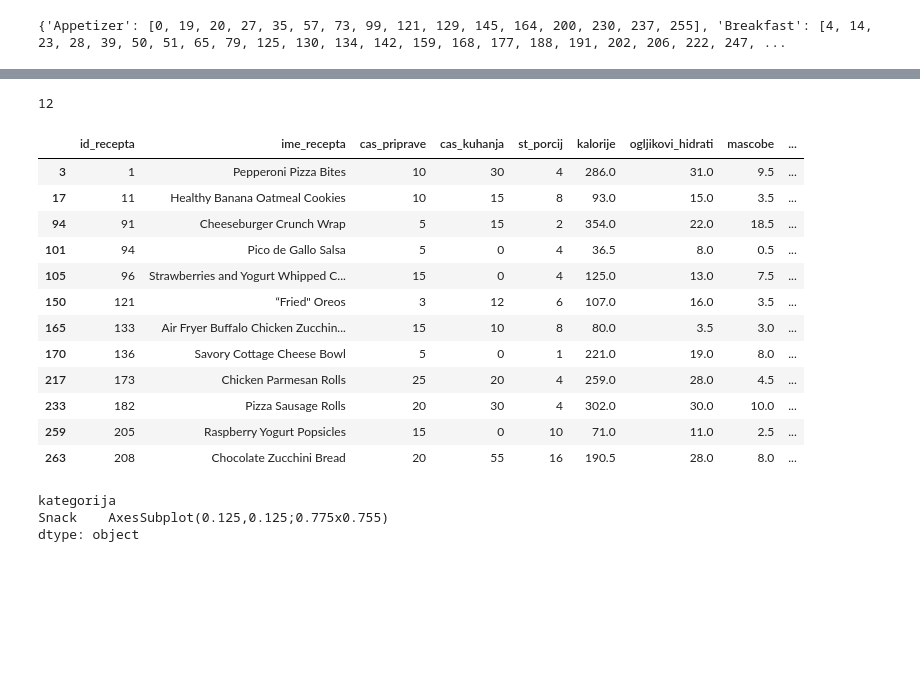
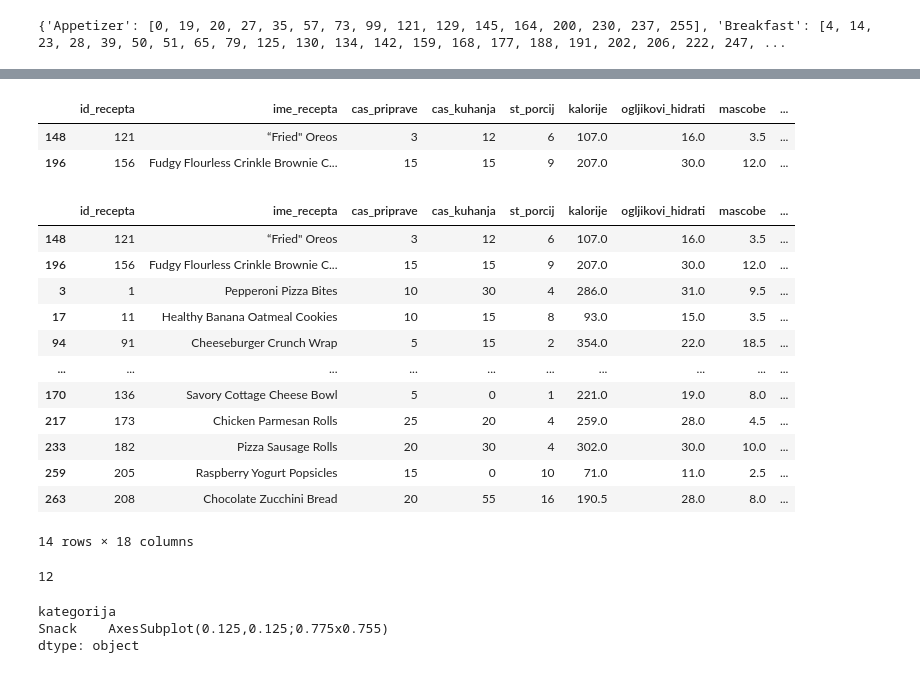
Before and after one commit to AljaZaletelj/Analiza-receptov, a Jupyter notebook: analiza_receptov.ipynb, the cells around one changed output, grey strips where cells are left out. Drawn from its saved outputs; the diff is of its cells as text; code cells hidden in the pictures; blank space fills up the shorter version.

```diff
--- a/analiza_receptov.ipynb
+++ b/analiza_receptov.ipynb
@@ -174,23 +286,31 @@ snacks = recepti_po_kategorijah.get_group("Snack")
+# %%
+piskoti = recepti_po_kategorijah.get_group("cookies")
+piskoti
+# %% [output]
+|  | id_recepta | ime_recepta | cas_priprave | cas_kuhanja | st_porcij | kalorije | ogljikovi_hidrati | mascobe | ... |
+| 148 | 121 | “Fried" Oreos | 3 | 12 | 6 | 107.0 | 16.0 | 3.5 | ... |
+| 196 | 156 | Fudgy Flourless Crinkle Brownie C... | 15 | 15 | 9 | 207.0 | 30.0 | 12.0 | ... |
+# %%
+x = pd.concat([piskoti, snacks])
+x
+# %% [output]
+|  | id_recepta | ime_recepta | cas_priprave | cas_kuhanja | st_porcij | kalorije | ogljikovi_hidrati | mascobe | ... |
+| 148 | 121 | “Fried" Oreos | 3 | 12 | 6 | 107.0 | 16.0 | 3.5 | ... |
+| 196 | 156 | Fudgy Flourless Crinkle Brownie C... | 15 | 15 | 9 | 207.0 | 30.0 | 12.0 | ... |
+| 3 | 1 | Pepperoni Pizza Bites | 10 | 30 | 4 | 286.0 | 31.0 | 9.5 | ... |
+| 17 | 11 | Healthy Banana Oatmeal Cookies | 10 | 15 | 8 | 93.0 | 15.0 | 3.5 | ... |
+| 94 | 91 | Cheeseburger Crunch Wrap | 5 | 15 | 2 | 354.0 | 22.0 | 18.5 | ... |
+| ... | ... | ... | ... | ... | ... | ... | ... | ... | ... |
+| 170 | 136 | Savory Cottage Cheese Bowl | 5 | 0 | 1 | 221.0 | 19.0 | 8.0 | ... |
+| 217 | 173 | Chicken Parmesan Rolls | 25 | 20 | 4 | 259.0 | 28.0 | 4.5 | ... |
+| 233 | 182 | Pizza Sausage Rolls | 20 | 30 | 4 | 302.0 | 30.0 | 10.0 | ... |
+| 259 | 205 | Raspberry Yogurt Popsicles | 15 | 0 | 10 | 71.0 | 11.0 | 2.5 | ... |
+| 263 | 208 | Chocolate Zucchini Bread | 20 | 55 | 16 | 190.5 | 28.0 | 8.0 | ... |
+14 rows × 18 columns
 # %%
 len(snacks)
 # %% [output]
 12
-# %%
-snacks
-# %% [output]
-|  | id_recepta | ime_recepta | cas_priprave | cas_kuhanja | st_porcij | kalorije | ogljikovi_hidrati | mascobe | ... |
-| 3 | 1 | Pepperoni Pizza Bites | 10 | 30 | 4 | 286.0 | 31.0 | 9.5 | ... |
-| 17 | 11 | Healthy Banana Oatmeal Cookies | 10 | 15 | 8 | 93.0 | 15.0 | 3.5 | ... |
-| 94 | 91 | Cheeseburger Crunch Wrap | 5 | 15 | 2 | 354.0 | 22.0 | 18.5 | ... |
-| 101 | 94 | Pico de Gallo Salsa | 5 | 0 | 4 | 36.5 | 8.0 | 0.5 | ... |
-| 105 | 96 | Strawberries and Yogurt Whipped C... | 15 | 0 | 4 | 125.0 | 13.0 | 7.5 | ... |
-| 150 | 121 | “Fried" Oreos | 3 | 12 | 6 | 107.0 | 16.0 | 3.5 | ... |
-| 165 | 133 | Air Fryer Buffalo Chicken Zucchin... | 15 | 10 | 8 | 80.0 | 3.5 | 3.0 | ... |
-| 170 | 136 | Savory Cottage Cheese Bowl | 5 | 0 | 1 | 221.0 | 19.0 | 8.0 | ... |
-| 217 | 173 | Chicken Parmesan Rolls | 25 | 20 | 4 | 259.0 | 28.0 | 4.5 | ... |
-| 233 | 182 | Pizza Sausage Rolls | 20 | 30 | 4 | 302.0 | 30.0 | 10.0 | ... |
-| 259 | 205 | Raspberry Yogurt Popsicles | 15 | 0 | 10 | 71.0 | 11.0 | 2.5 | ... |
-| 263 | 208 | Chocolate Zucchini Bread | 20 | 55 | 16 | 190.5 | 28.0 | 8.0 | ... |
 # %%
 snacks[["ime_recepta", "kategorija", "cas_priprave"]].groupby("kategorija").plot.bar(x="ime_recepta", y="cas_priprave")
 # %% [output]
```
Also changed, not shown: parts of 55 cells of this notebook.
